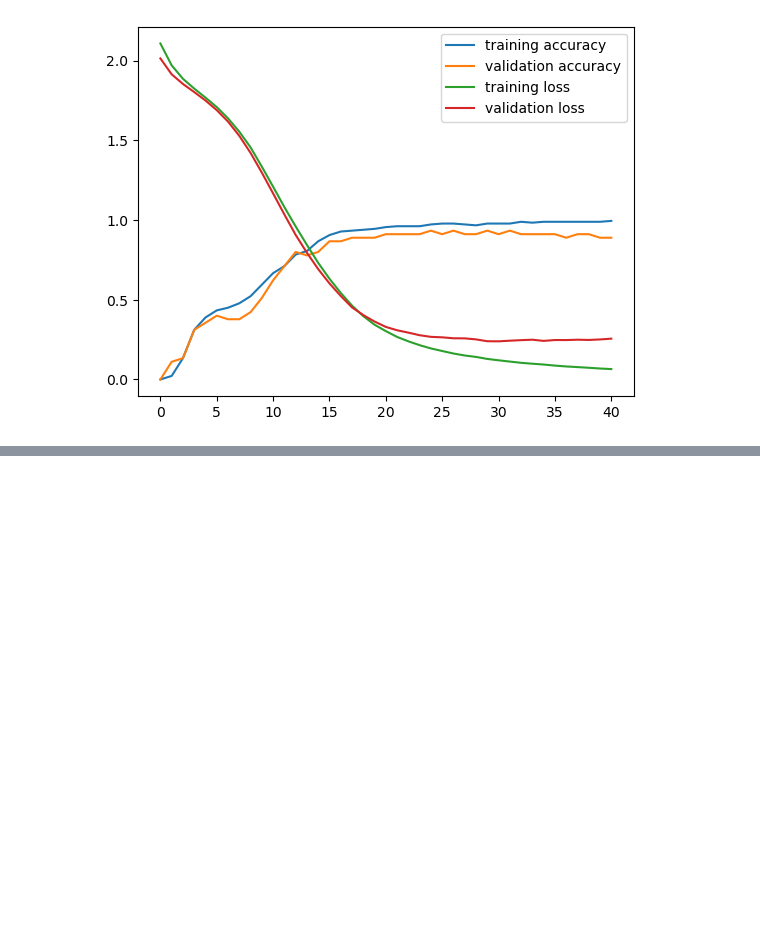
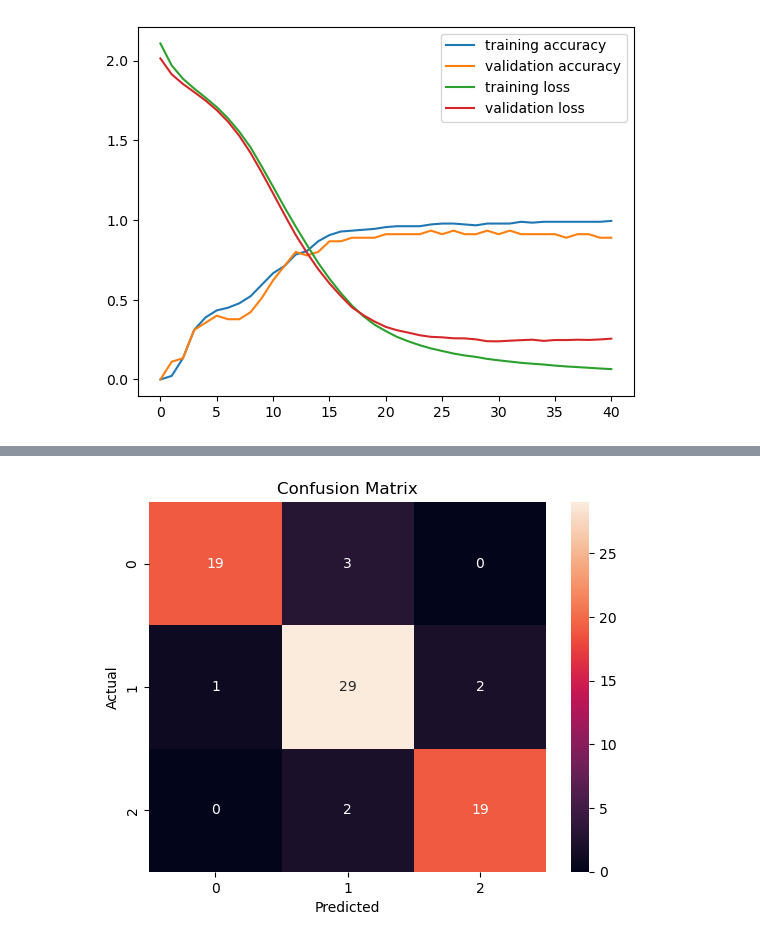
Before and after one commit to ManassehKemevor/credit-risk-classification-using-DNN, a Jupyter notebook: Untitled.ipynb, the cells around one changed output, grey strips where cells are left out. Cells and saved outputs as stored; diff of their text form; code cells hidden in the pictures; blank space fills up the shorter version.

```diff
--- a/Untitled.ipynb
+++ b/Untitled.ipynb
@@ -124,3 +126,6 @@ plt.legend(loc='upper right')
 plt.show()
 # %% [output]
 [figure]
+# %%
+yprob=model.predict(xtest)
+ypred=yprob.argmax(axis=1)
@@ -126,0 +148,9 @@ plt.show()
+# %%
+cm = confusion_matrix(ytest, ypred)
+sns.heatmap(cm, annot=True)
+plt.xlabel("Predicted")
+plt.ylabel("Actual")
+plt.title("Confusion Matrix")
+plt.show()
+# %% [output]
+[figure, added]
```
Also changed, not shown: parts of 5 cells of this notebook.
